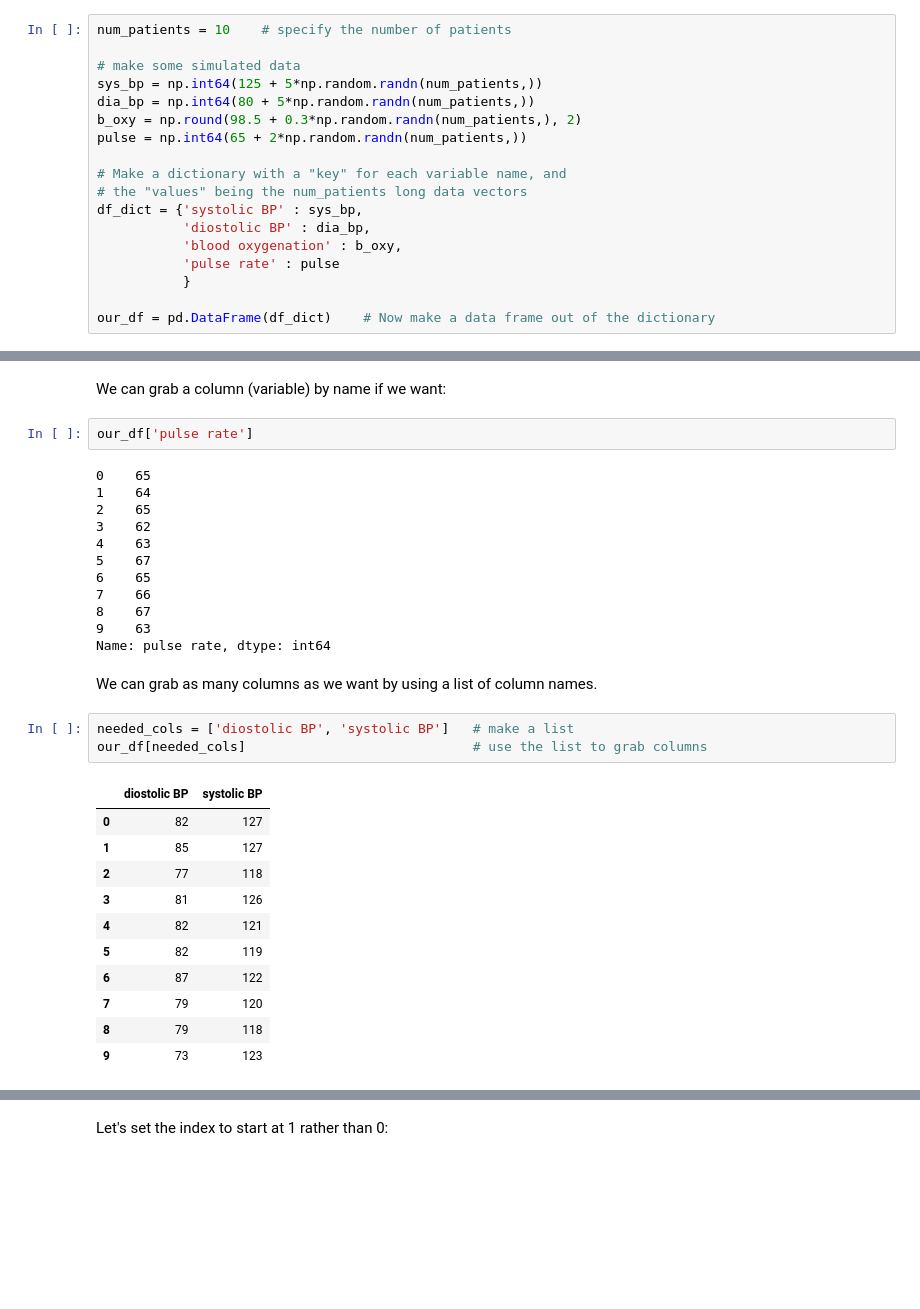
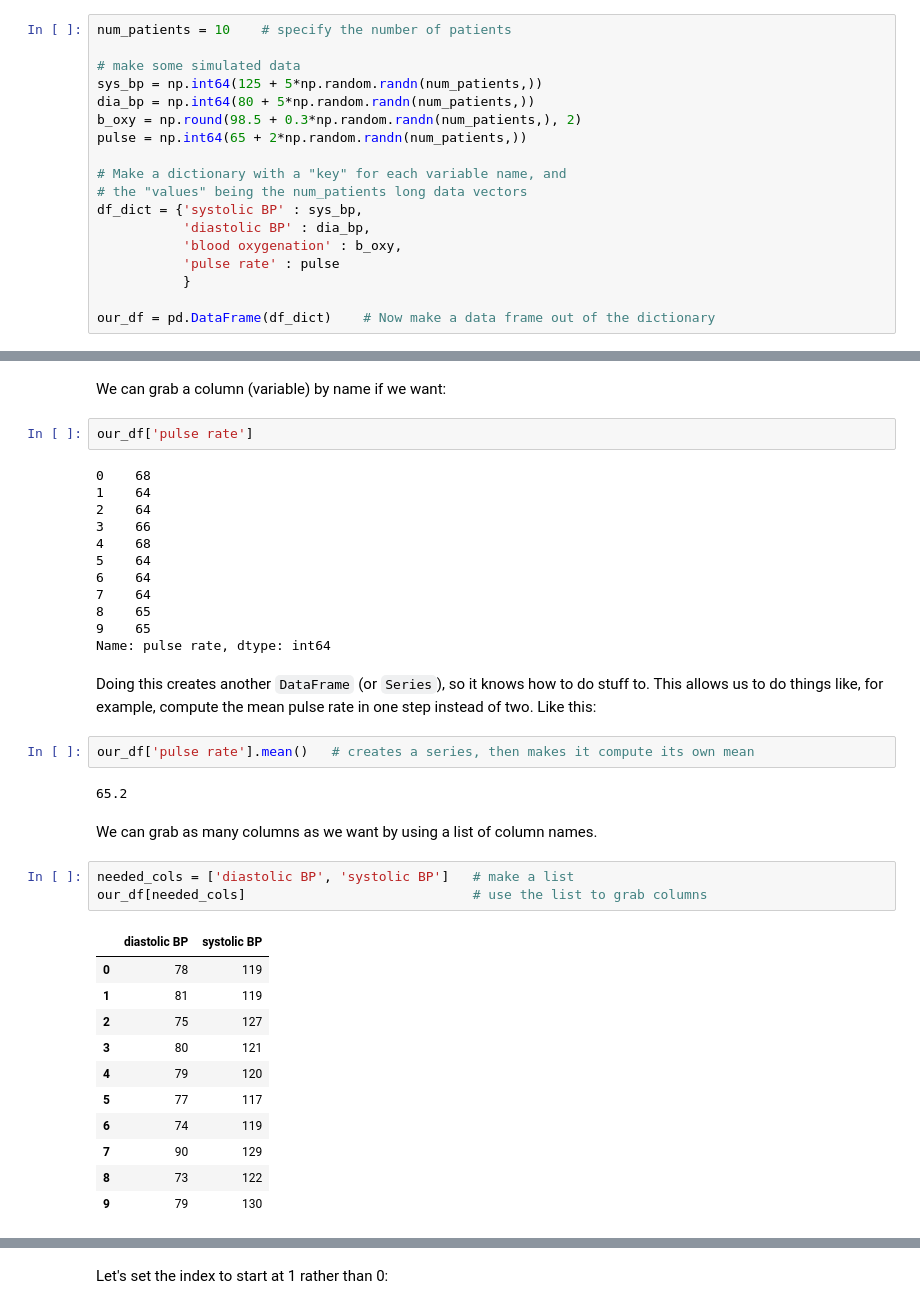
Before and after one commit to psychdatascience/FDS-CourseOne, a Jupyter notebook: tutorial022.ipynb, the cells around one changed output, grey strips where cells are left out. Cells and saved outputs as stored; diff of their text form; blank space fills up the shorter version.

```diff
--- a/tutorial022.ipynb
+++ b/tutorial022.ipynb
@@ -33,7 +33,7 @@ pulse = np.int64(65 + 2*np.random.randn(num_patients,))
 # Make a dictionary with a "key" for each variable name, and
 # the "values" being the num_patients long data vectors
 df_dict = {'systolic BP' : sys_bp,
-           'diostolic BP' : dia_bp,
+           'diastolic BP' : dia_bp,
            'blood oxygenation' : b_oxy,
            'pulse rate' : pulse
            }
@@ -211,31 +210,37 @@ We can grab a column (variable) by name if we want:
 # %%
 our_df['pulse rate']
 # %% [output]
-0    65
+0    68
 1    64
-2    65
-3    62
-4    63
-5    67
-6    65
-7    66
-8    67
-9    63
+2    64
+3    66
+4    68
+5    64
+6    64
+7    64
+8    65
+9    65
 Name: pulse rate, dtype: int64
+# %% [markdown]
+Doing this creates another `DataFrame` (or `Series`), so it knows how to do stuff to. This allows us to do things like, for example, compute the mean pulse rate in one step instead of two. Like this:
+# %%
+our_df['pulse rate'].mean()   # creates a series, then makes it compute its own mean
+# %% [output]
+65.2
 # %% [markdown]
 We can grab as many columns as we want by using a list of column names.
 # %%
-needed_cols = ['diostolic BP', 'systolic BP']   # make a list
+needed_cols = ['diastolic BP', 'systolic BP']   # make a list
 our_df[needed_cols]                             # use the list to grab columns
 # %% [output]
-|  | diostolic BP | systolic BP |
-| 0 | 82 | 127 |
-| 1 | 85 | 127 |
-| 2 | 77 | 118 |
-| 3 | 81 | 126 |
-| 4 | 82 | 121 |
-| 5 | 82 | 119 |
-| 6 | 87 | 122 |
-| 7 | 79 | 120 |
-| 8 | 79 | 118 |
-| 9 | 73 | 123 |
+|  | diastolic BP | systolic BP |
+| 0 | 78 | 119 |
+| 1 | 81 | 119 |
+| 2 | 75 | 127 |
+| 3 | 80 | 121 |
+| 4 | 79 | 120 |
+| 5 | 77 | 117 |
+| 6 | 74 | 119 |
+| 7 | 90 | 129 |
+| 8 | 73 | 122 |
+| 9 | 79 | 130 |
```
Also changed, not shown: parts of 106 cells of this notebook.
